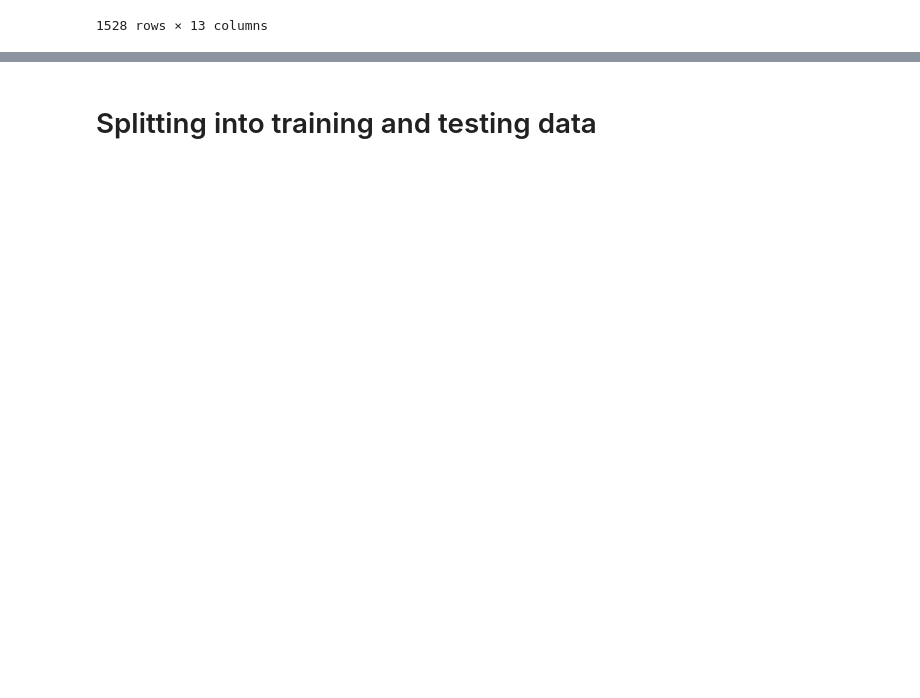
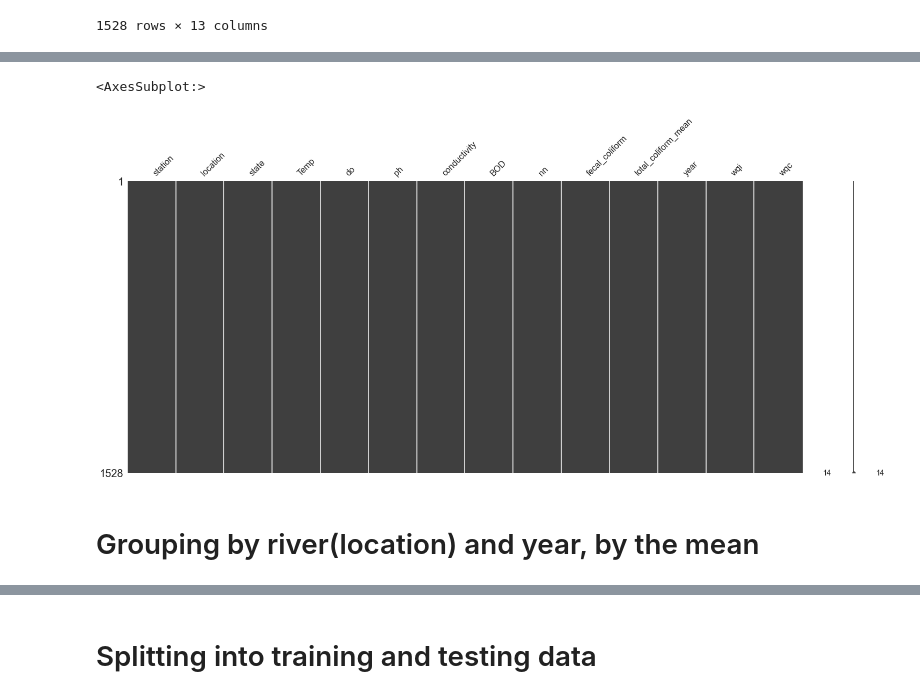
Before and after one commit to Murdock135/Water-Quality-Prediction, a Jupyter notebook: notebooks/initial_analysis.ipynb, the cells around one changed output, grey strips where cells are left out. Drawn from its saved outputs; the diff is of its cells as text; code cells hidden in the pictures; blank space fills up the shorter version.

```diff
--- a/notebooks/initial_analysis.ipynb
+++ b/notebooks/initial_analysis.ipynb
@@ -389,0 +404,25 @@ y = df4.wqi
+# %%
+def calc_wqc(wqi):
+    WQI = wqi
+    if WQI <= 25:
+        WQC = 5
+    elif WQI > 25 and WQI <= 50:
+        WQC = 4
+    elif WQI > 50 and WQI <= 75:
+        WQC = 3
+    elif WQI > 75 and WQI <= 100:
+        WQC = 2
+    elif WQI > 100:
+        WQC = 1
+    return WQC
+# %%
+
+wqc = []
+
+for i in df4.wqi:
+    wqc.append(calc_wqc(i))
+# %%
+df5 = df4
+# %%
+df5['wqc'] = wqc
+df5
@@ -389,0 +460,8 @@ y = df4.wqi
+# %%
+
+msno.matrix(df5)
+# %% [output]
+<AxesSubplot:>
+[figure, added]
+# %% [markdown]
+# Grouping by river(location) and year, by the mean
```
Also changed, not shown: parts of 67 cells of this notebook.
